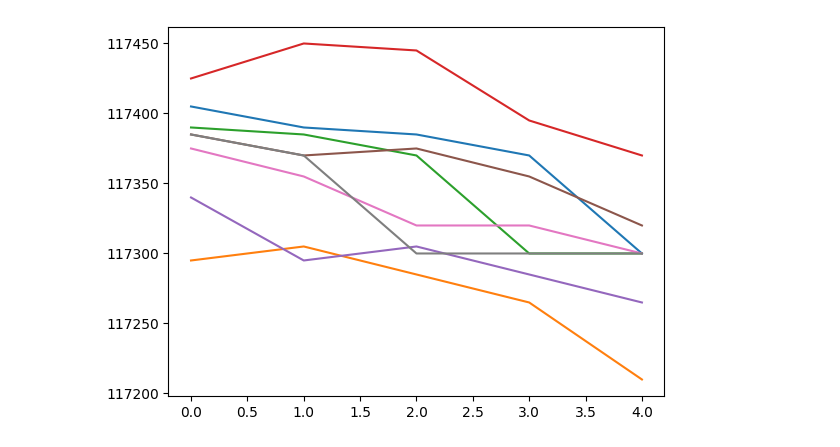
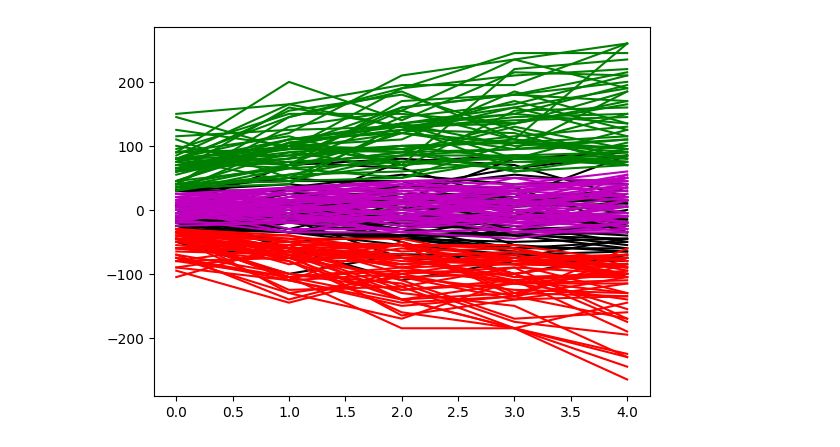
Before and after one commit to pedrotnascimento/financial_market_project, a Jupyter notebook: my_jupyter/daemons/mql5-daemon.ipynb, the cells around one changed output. Saved outputs shown, nothing was run; the diff lists cells and outputs as text; code cells hidden in the pictures.

```diff
--- a/my_jupyter/daemons/mql5-daemon.ipynb
+++ b/my_jupyter/daemons/mql5-daemon.ipynb
@@ -105,18 +92,0 @@ Error:
-# %%
-df = bars_trend_ml.df
-op = 1
-mean, std = df[df["act"] == op].mean(), df[df["act"] == op].std()
-print(len(df[df["act"] == op]), mean, std)
-df[df["act"] == op].T.plot(legend=False)
-
-
-for i in df:
-    if i == "act":
-        continue
-    lower_std = mean[i] - std[i]
-    upper_std = mean[i] + std[i]
-    indexRemove = df[
-        (df["act"] == op) & ((df[i] < lower_std) | (df[i] > upper_std))
-    ].index
-    df.drop(indexRemove, inplace=True)
-df[df["act"] == op][0:].T.plot(legend=False)
@@ -140,38 +105,71 @@ dtype: float64
 # %%
 from my_jupyter.market_data_repository import MarketDataRepository
-from datetime import datetime as dt
+from datetime import datetime as dt, timedelta as td
+import numpy as np
+import pandas as pd
 
 mt_rep = MarketDataRepository()
-ohlc = mt_rep.read_data("WINV23", mt_rep.mt.TIMEFRAME_M1, 6)
-ohlc = mt_rep.mt.copy_rates_from_pos("WINV23", mt_rep.mt.TIMEFRAME_M1, 0, 60)
+
+ohlc = mt_rep.mt.copy_rates_from_pos("WIN$", mt_rep.mt.TIMEFRAME_M1, 0, 60)
 ohlc_0_based = ohlc[::-1]
 # print([ dt.fromtimestamp(i[0]) for i in ohlc_0_based])
 # bars_trend_ml.output(ohlc_0_based[1:])
-import numpy as np
 
 
-to_timestamp = lambda x: dt.fromtimestamp(x)
+to_timestamp = lambda x: dt.fromtimestamp(x) + td(hours=3)
+input_da_ML = 6
 ohlc_transform = [
-    (ohlc_0_based[i : i + 5]["close"],to_timestamp(ohlc_0_based[i]["time"])) for i in range(1, len(ohlc_0_based) - 5)
+    (
+        ohlc_0_based[i : i + input_da_ML][::-1]["close"],
+        to_timestamp(ohlc_0_based[i]["time"]),
+    )
+    for i in range(0, len(ohlc_0_based) - input_da_ML)
 ]
 # ohlc_transform = [ i - min(i) for i in ohlc_transform ]
 ohlc_transform = [
-    (ohlc_transform[i][0] - ohlc_transform[i][0][-1], ohlc_transform[i][1], ohlc_transform[i][0])
+    (
+        pd.Series(ohlc_transform[i][0]).diff().cumsum().dropna(),
+        ohlc_transform[i][1],
+        ohlc_transform[i][0],
+    )
     for i in range(len(ohlc_transform))
 ]
 
 results = []
 df = pd.DataFrame()
+inputs = []
 for i in range(0, len(ohlc_transform)):
-    res = np.round(bars_trend_ml.output(ohlc_transform[i][0]) * 100)
-    results.append({"out":res[0], "in":ohlc_transform[i][2],"time":ohlc_transform[i][1]})
+    inputs.append(ohlc_transform[i][0])
+res = bars_trend_ml.output(inputs)
+for i in range(len(res)):
+    r = np.round(res[i] * 100)
+    results.append(
+        {
+            "out": list(r),
+            "in": ohlc_transform[i][0],
+            "time": ohlc_transform[i][1],
+            "price": ohlc_transform[i][2],
+        }
+    )
 
-analyze = 2
+analyze = 0
 res = sorted(results, key=lambda x: -x["out"][analyze])
 # print(">>>>>>>>>>", *res,sep="\n")
 for i in range(len(res)):
     # if res[i][0][2]> 50:
-    if res[i]["out"][analyze] == max(res[i]["out"]):
+    if res[i]["out"][analyze] == max(res[i]["out"][0], res[i]["out"][2]):
         print(res[i])
-        pd.Series(res[i]["in"]).plot()
+        # pd.Series(res[i]["in"]).plot()
+        pass
+    print(res[i])
+    plt.plot(res[i]["in"].values,"k")
+import matplotlib.pyplot as plt
+df = bars_trend_ml.df
+s = df[df["act"]==0][:50].drop("act",axis=1).T
+w = df[df["act"]==1][:50].drop("act",axis=1).T
+b = df[df["act"]==2][:50].drop("act",axis=1).T
+plt.plot(s.values,"r")
+plt.plot(w.values,"m")
+plt.plot(b.values,"g")
+plt.show()
 # %% [output]
@@ -195 +193 @@ for i in range(len(res)):
-[figure, old version]
+[figure, new version]
```
Also changed, not shown: parts of 8 cells of this notebook, 3 other files.
